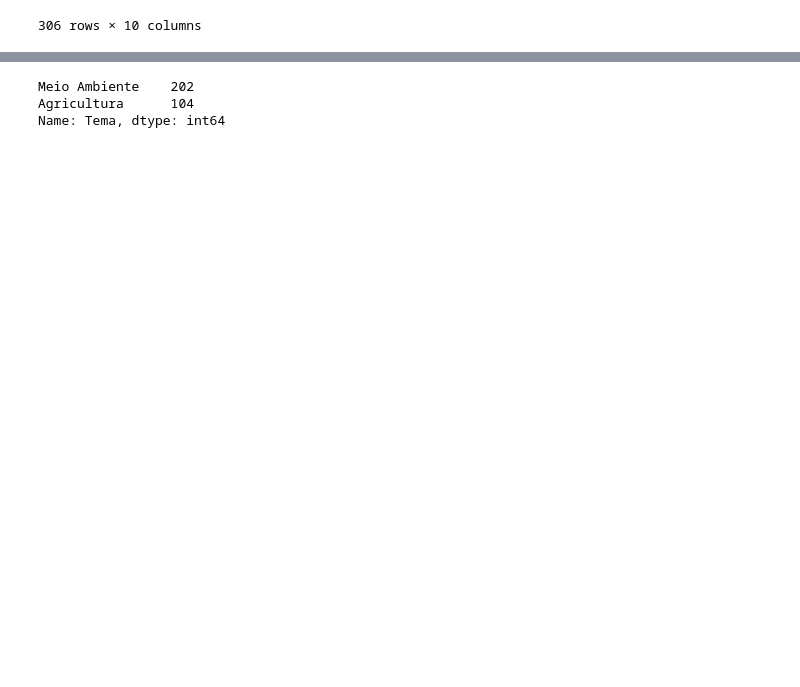
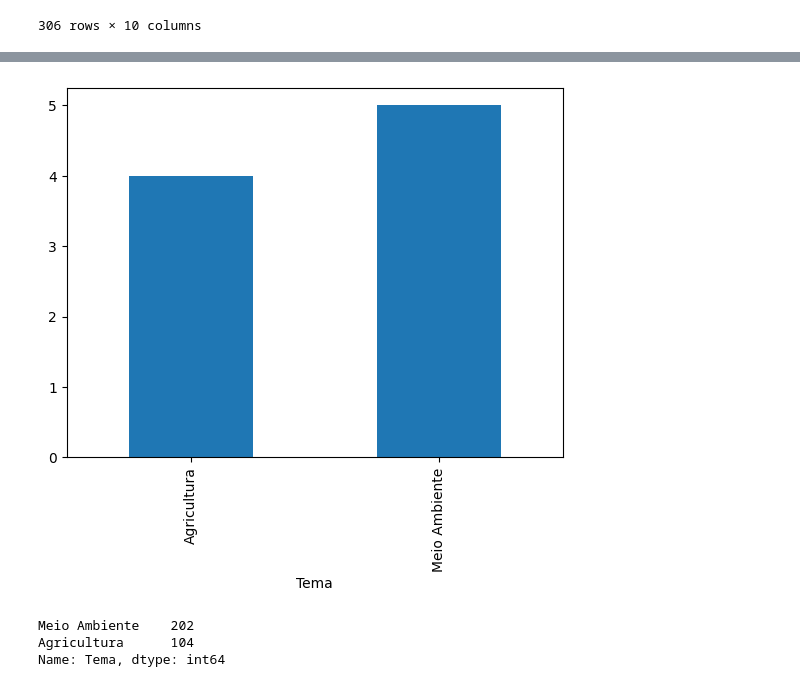
Before and after one commit to joaoleon/agrarian-and-environmental-policies, a Jupyter notebook: leis_meio_ambiente_agricultura.ipynb, the cells around one changed output, grey strips where cells are left out. Cells and saved outputs as stored; diff of their text form; code cells hidden in the pictures; blank space fills up the shorter version.

```diff
--- a/leis_meio_ambiente_agricultura.ipynb
+++ b/leis_meio_ambiente_agricultura.ipynb
@@ -312,0 +335,5 @@ pl_agro_ambiental_final
+# %%
+# Criando a coluna 'Ano' a partir da coluna 'Apresentaç'
+
+pl_agro_ambiental_final['Ano'] = pl_agro_ambiental_final['Apresentaç'].dt.year
+pl_agro_ambiental_final
@@ -333,3 +402,10 @@ memory usage: 24.0+ KB
+# %%
+#
+
+pl_agro_ambiental_final.groupby('Tema')['Ano'].nunique().plot(kind='bar')
+plt.show()
+# %% [output]
+[figure, added]
 # %%
 pl_agro_ambiental_final['Tema'].value_counts()
 # %% [output]
```
Also changed, not shown: parts of 12 cells of this notebook, 2 other files.
